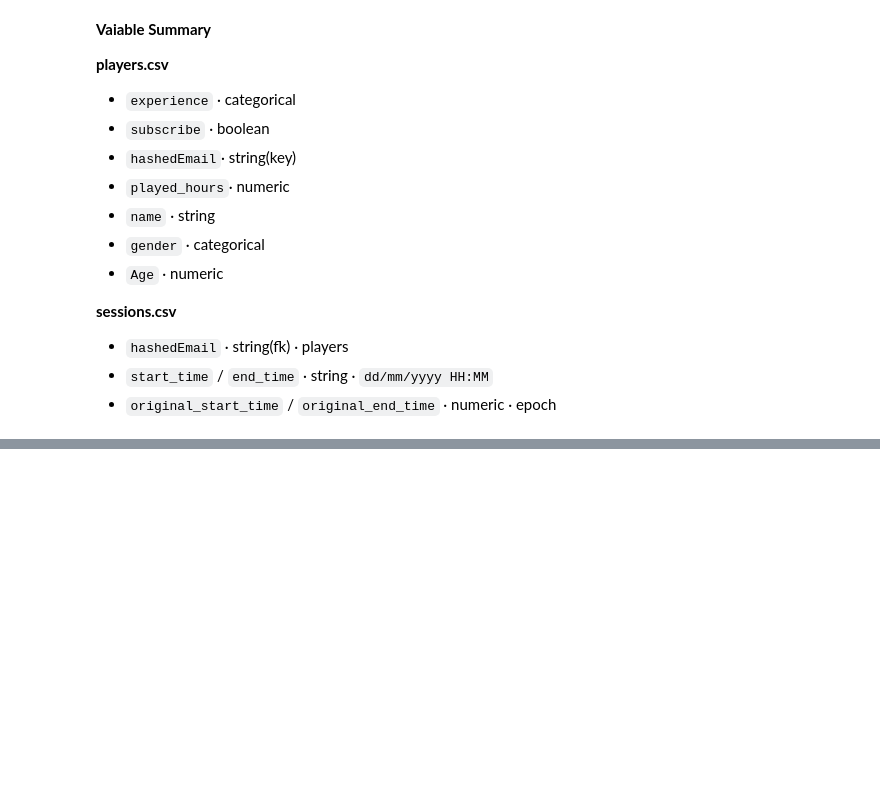
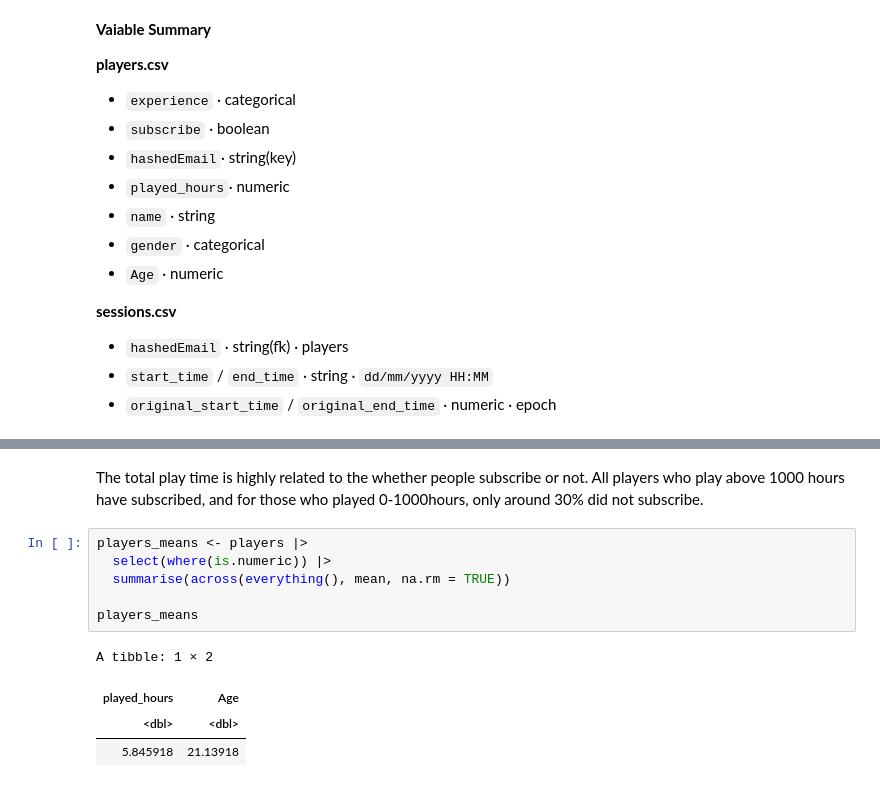
Before and after one commit to sylverus19-cloud/individualplanning, a Jupyter notebook: individual_planning.ipynb, the cells around one changed output, grey strips where cells are left out. Drawn from its saved outputs; the diff is of its cells as text; blank space fills up the shorter version.

```diff
--- a/individual_planning.ipynb
+++ b/individual_planning.ipynb
@@ -29,0 +153,13 @@ Can basic play behaviour statistics (e.g., total sessions, average session lengt
+# %% [markdown]
+The total play time is highly related to the whether people subscribe or not. All players who play above 1000 hours have subscribed, and for those who played 0-1000hours, only around 30% did not subscribe.
+# %%
+players_means <- players |>
+  select(where(is.numeric)) |>
+  summarise(across(everything(), mean, na.rm = TRUE))
+
+players_means
+# %% [output]
+A tibble: 1 × 2
+| played_hours | Age |
+| <dbl> | <dbl> |
+| 5.845918 | 21.13918 |
```
Also changed, not shown: parts of 11 cells of this notebook.
